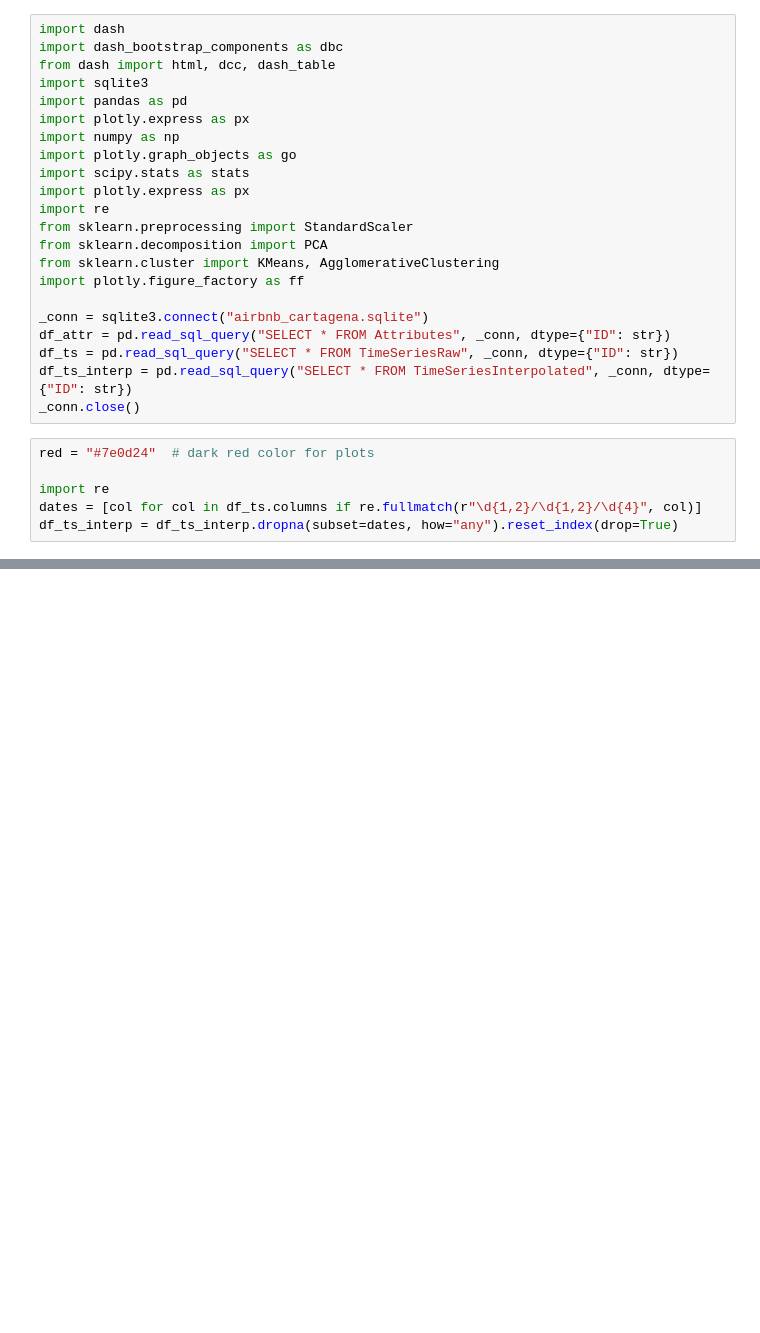
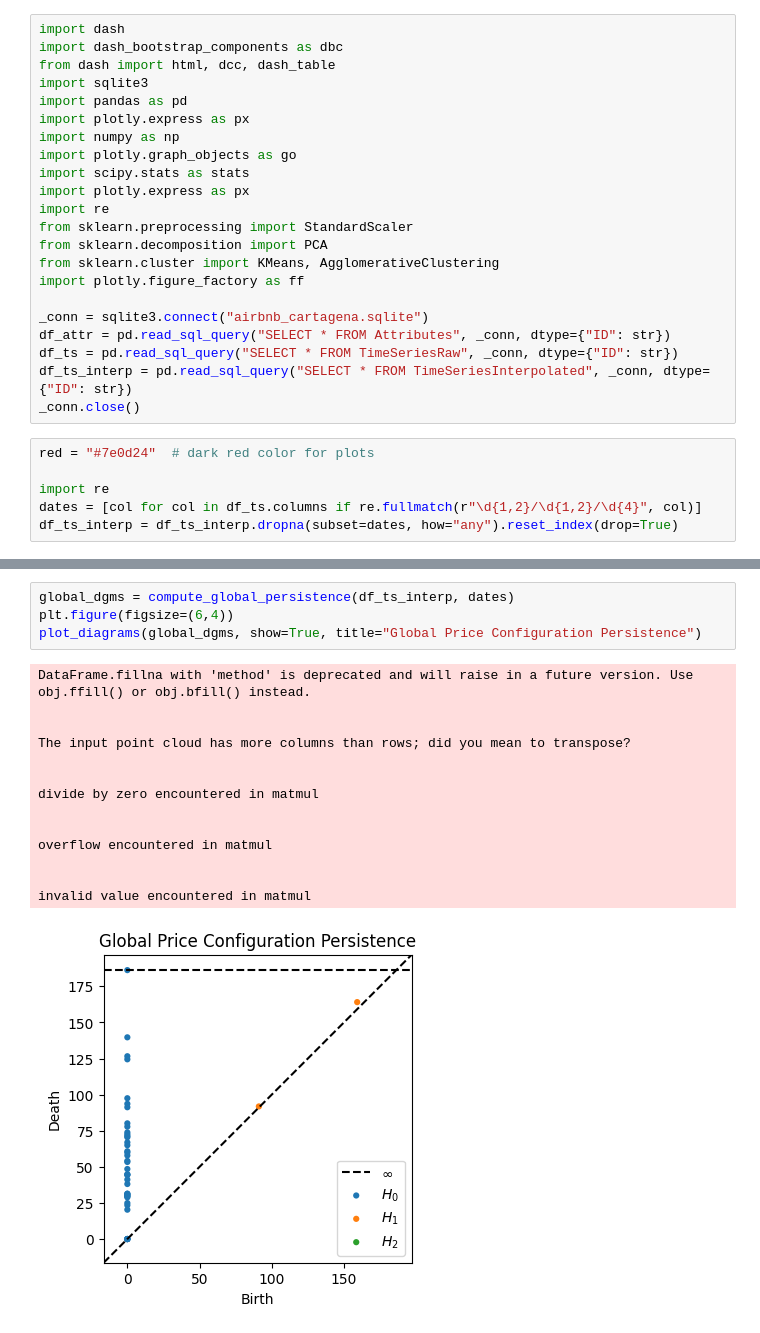
Before and after one commit to bacaSantiago/Time-series-TDA-, a Jupyter notebook: test.ipynb, the cells around one changed output, grey strips where cells are left out. Saved outputs shown, nothing was run; the diff lists cells and outputs as text; blank space fills up the shorter version.

```diff
--- a/test.ipynb
+++ b/test.ipynb
@@ -103,0 +124,19 @@ compare_raw_vs_interpolated()
+# %%
+global_dgms = compute_global_persistence(df_ts_interp, dates)
+plt.figure(figsize=(6,4))
+plot_diagrams(global_dgms, show=True, title="Global Price Configuration Persistence")
+# %% [output]
+DataFrame.fillna with 'method' is deprecated and will raise in a future version. Use obj.ffill() or obj.bfill() instead.
+
+
+The input point cloud has more columns than rows; did you mean to transpose?
+
+
+divide by zero encountered in matmul
+
+
+overflow encountered in matmul
+
+
+invalid value encountered in matmul
+[figure, added]
```
Also changed, not shown: parts of 4 cells of this notebook, 1 other file.
